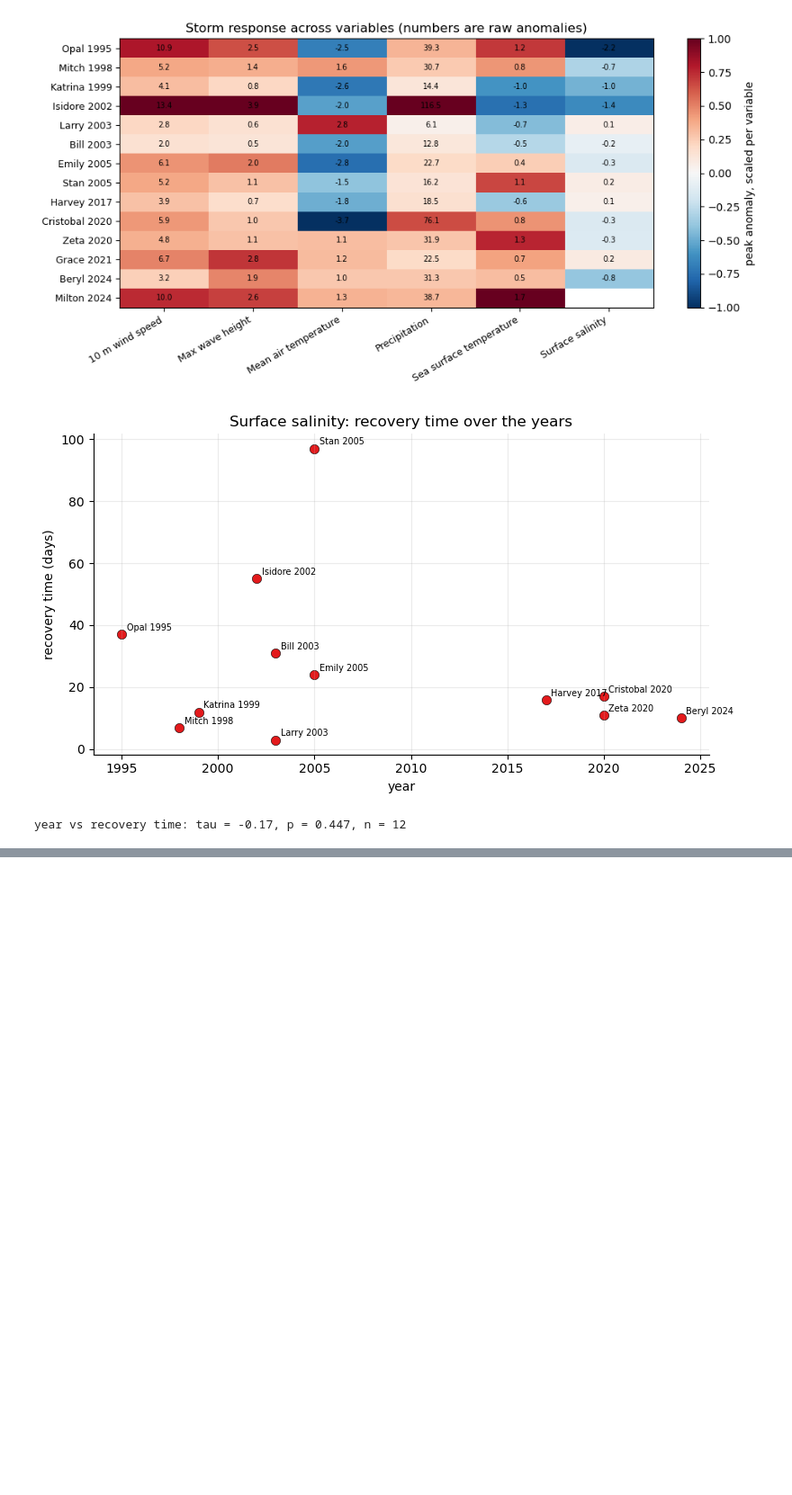
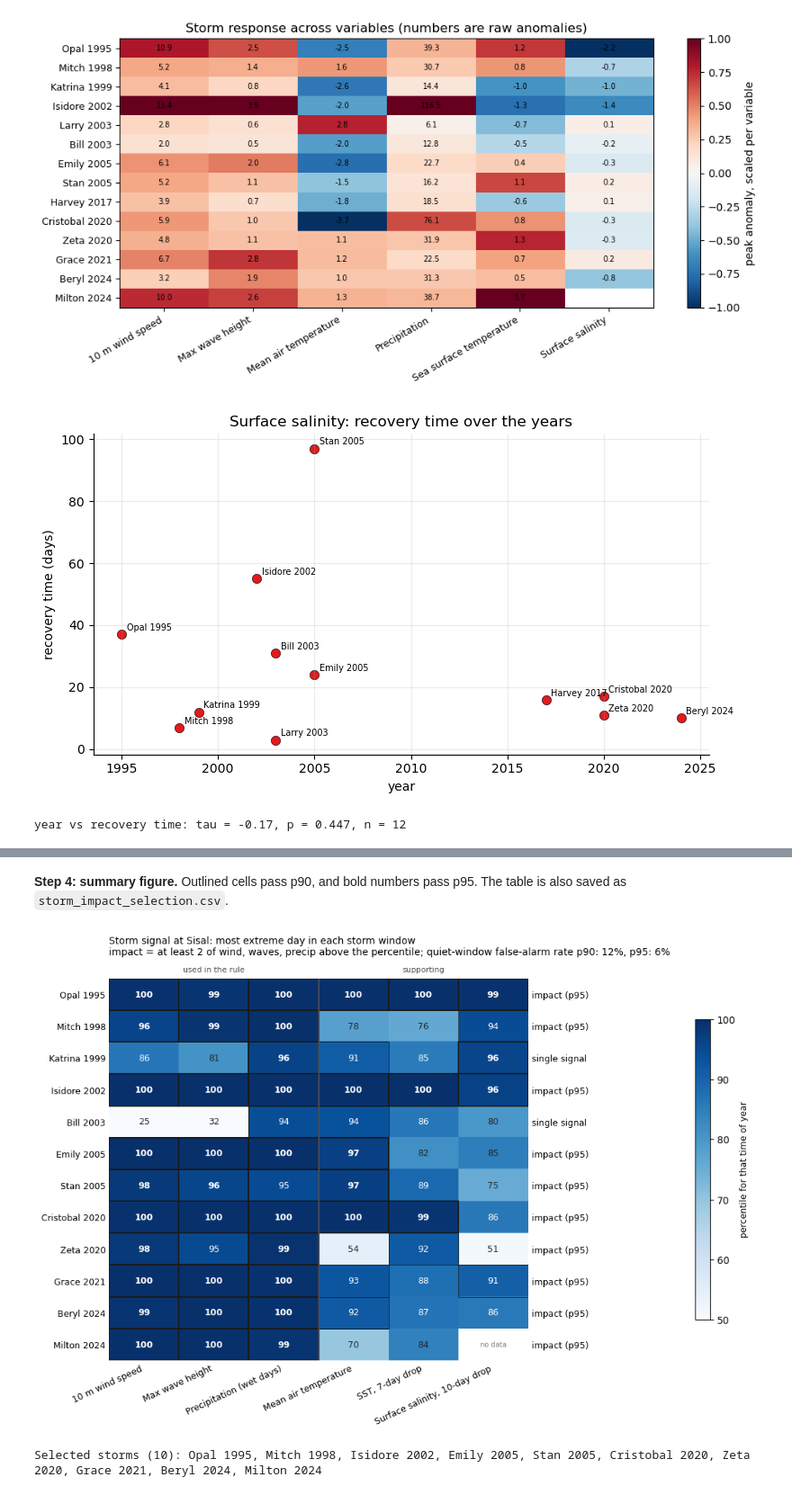
Before and after one commit to florisytzen5/MDP, a Jupyter notebook: Climatology/Clima_v4.ipynb, the cells around one changed output, grey strips where cells are left out. Shown at 90% size. Cells and saved outputs as stored; diff of their text form; code cells hidden in the pictures; blank space fills up the shorter version.

```diff
--- a/Climatology/Clima_v4.ipynb
+++ b/Climatology/Clima_v4.ipynb
@@ -753,0 +1102,60 @@ year vs recovery time: tau = -0.17, p = 0.447, n = 12
+# %% [markdown]
+**Step 4: summary figure.** Outlined cells pass p90, and bold numbers pass p95. The table is also saved as `storm_impact_selection.csv`.
+# %%
+import matplotlib.colors as mcolors
+
+cols = list(TESTS)
+grid = impact[cols]
+cmap = plt.get_cmap('Blues')
+norm = mcolors.Normalize(vmin=50, vmax=100)
+
+fig, ax = plt.subplots(figsize=(11, 0.42 * len(grid) + 2))
+im = ax.imshow(grid.values.astype(float), cmap=cmap, norm=norm, aspect='auto')
+
+for i, storm in enumerate(grid.index):
+    for j, key in enumerate(cols):
+        v = grid.iloc[i, j]
+        if pd.isna(v):
+            ax.text(j, i, 'no data', ha='center', va='center', fontsize=7, color='0.45')
+            continue
+        ax.text(j, i, f'{v:.0f}', ha='center', va='center', fontsize=9,
+                fontweight='bold' if v >= LEVELS[1] else 'normal',
+                color='white' if v >= 85 else '0.15')
+        if v >= LEVELS[0]:
+            ax.add_patch(plt.Rectangle((j - 0.5, i - 0.5), 1, 1, fill=False,
+                                       edgecolor='0.1', lw=1.4 if v >= LEVELS[1] else 0.7))
+
+ax.axvline(len(CORE) - 0.5, color='0.3', lw=1.5)
+ax.set_xticks(range(len(cols)))
+ax.set_xticklabels([TESTS[k]['label'] for k in cols], rotation=25, ha='right', fontsize=9)
+ax.set_yticks(range(len(grid)))
+ax.set_yticklabels(grid.index, fontsize=9)
+ax.tick_params(length=0)
+for s in ax.spines.values():
+    s.set_visible(False)
+ax.text((len(CORE) - 1) / 2, -0.7, 'used in the rule', ha='center', fontsize=8, color='0.3')
+ax.text(len(CORE) + (len(cols) - len(CORE) - 1) / 2, -0.7, 'supporting', ha='center',
+        fontsize=8, color='0.3')
+
+right = ax.twinx()
+right.set_ylim(ax.get_ylim())
+right.set_yticks(range(len(grid)))
+right.set_yticklabels(impact['class'], fontsize=9)
+right.tick_params(length=0)
+for s in right.spines.values():
+    s.set_visible(False)
+
+cb = fig.colorbar(im, ax=[ax, right], fraction=0.025, pad=0.14)
+cb.set_label('percentile for that time of year', fontsize=9)
+ax.set_title(f'Storm signal at Sisal: most extreme day in each storm window\n'
+             f'impact = at least {MIN_CORE_HITS} of {", ".join(CORE)} above the percentile; '
+             f'quiet-window false-alarm rate p{LEVELS[0]}: {false_alarm[LEVELS[0]]:.0%}, '
+             f'p{LEVELS[1]}: {false_alarm[LEVELS[1]]:.0%}', fontsize=10, loc='left', pad=24)
+plt.show()
+
+selected = impact[impact['class'].str.startswith('impact')].index.tolist()
+print(f'Selected storms ({len(selected)}):', ', '.join(selected))
+#impact.to_csv('storm_impact_selection.csv')
+# %% [output]
+[figure, added]
+Selected storms (10): Opal 1995, Mitch 1998, Isidore 2002, Emily 2005, Stan 2005, Cristobal 2020, Zeta 2020, Grace 2021, Beryl 2024, Milton 2024
```
Also changed, not shown: parts of 10 cells of this notebook, 1 other file.
